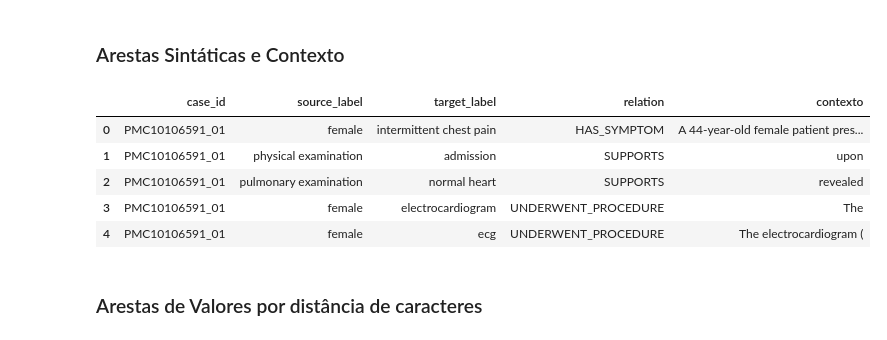
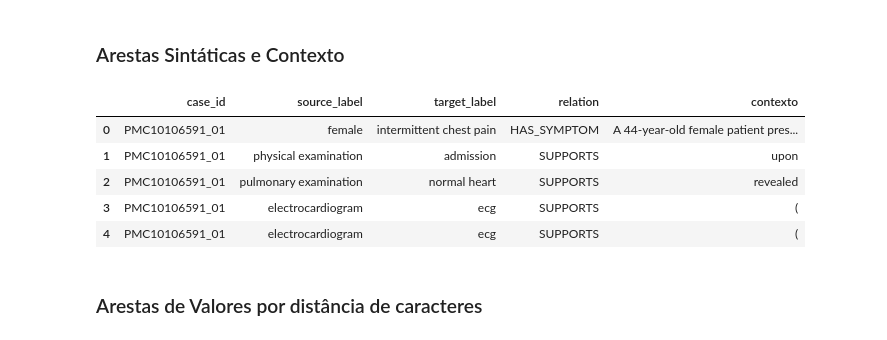
Before and after one commit to jpfrare/MC896-NLP, a Jupyter notebook: project2/pipelines/notebooks/projeto1_modificado.ipynb, the cells around one changed output. Cells and saved outputs as stored; diff of their text form; code cells hidden in the pictures.

```diff
--- a/project2/pipelines/notebooks/projeto1_modificado.ipynb
+++ b/project2/pipelines/notebooks/projeto1_modificado.ipynb
@@ -53,7 +53,7 @@ for idx, row in full_data.iterrows():
         value, unit = match.group(1), match.group(2)
         measurements.append({
             'case_id': case_id,
-            'node_type': 'ExamResult',
+            'node_type': 'VALUE',
             'label_original': match.group(0),
             'label_normalizado': f"{value} {unit}",
             'token_start': -1,
@@ -191,7 +197,7 @@ for idx, row in full_data.iterrows():
         patient_label = span.text.lower()
         extracted_entities.append({
             'case_id': case_id,
-            'node_type': 'Patient',
+            'node_type': 'PATIENT',
             'label_original': span.text,
             'label_normalizado': patient_label,
             'token_start': start, 'token_end': end,
@@ -228,11 +234,17 @@ for idx, row in full_data.iterrows():
         if clean_label in generic_standalone_words: continue
 
         # classificação baseada nas listas de palavras-chave (doenças e exames)
-        node_class = 'MedicalConcept'
-        if any(word in clean_label for word in disease_keywords):
-            node_class = 'DISEASE'
+
+        node_class = 'FINDING'
+        if any(word in clean_label for word in symptom_keywords):
+            node_class = 'SYMPTOM'
+        elif any(word in clean_label for word in diagnosis_keywords):
+            node_class = 'DIAGNOSIS'
+        elif any(word in clean_label for word in finding_keywords):
+            node_class = 'FINDING'
         elif any(word in clean_label for word in exam_keywords):
-            node_class = 'Procedure/Exam'
+            node_class = 'PROCEDURE'
+
 
         extracted_entities.append({
             'case_id': case_id,
@@ -294,12 +306,12 @@ for case_id, group in final_nodes_df.groupby('case_id'):
     text = str(full_data[full_data['case_id'] == case_id]['case_text'].values[0])
     doc = nlp(text)
 
-    patient_node = group[group['node_type'] == 'Patient']
+    patient_node = group[group['node_type'] == 'PATIENT']
     patient_label = patient_node['label_normalizado'].values[0] if not patient_node.empty else 'patient'
 
     #criação das arestas com base nos verbos e entidades extraídas
     for sent in doc.sents:
-        nodes_in_sent = [row for _, row in group.iterrows() if row['node_type'] != 'Patient' and sent.start <= row['token_start'] < sent.end]
+        nodes_in_sent = [row for _, row in group.iterrows() if row['node_type'] != 'PATIENT' and sent.start <= row['token_start'] < sent.end]
 
         for token in sent:
             if token.pos_ == "VERB":
@@ -310,8 +322,8 @@ for case_id, group in final_nodes_df.groupby('case_id'):
                         if rel in ["HAS_SYMPTOM", "UNDERWENT_PROCEDURE", "TREATED_BY"]:
                             for node in nodes_in_sent:
                                 # filtra um pouco
-                                if rel == "HAS_SYMPTOM" and node['node_type'] not in ['DISEASE']: continue
-                                if rel == "UNDERWENT_PROCEDURE" and node['node_type'] not in ['Procedure/Exam']: continue
+                                if rel == "HAS_SYMPTOM" and node['node_type'] not in ['SYMPTOM']: continue
+                                if rel == "UNDERWENT_PROCEDURE" and node['node_type'] not in ['EXAM']: continue
 
                                 inicio = min(sent.start_char, node['span_start'])
                                 fim = max(sent.start_char, node['span_start'])
@@ -321,35 +333,35 @@ for case_id, group in final_nodes_df.groupby('case_id'):
                                     'case_id': case_id,
                                     'source_label': patient_label,
                                     'target_label': node['label_normalizado'],
                                     'relation': rel,
                                     'contexto': contexto
                                 })
 
                         elif rel == "SUPPORTS" and len(nodes_in_sent) >= 2:
                             n1 = nodes_in_sent[0]
                             n2 = nodes_in_sent[1]
                             inicio = min(n1['span_end'], n2['span_end'])
                             fim = max(n1['span_start'], n2['span_start'])
                             contexto = text[inicio:fim].strip()
 
                             edges.append({
                                 'case_id': case_id,
                                 'source_label': n1['label_normalizado'],
                                 'target_label': n2['label_normalizado'],
                                 'relation': rel,
                                 'contexto': contexto
                             })
                         break
 
 edges_df = pd.DataFrame(edges)
 display(edges_df.head())
 # %% [output]
 |  | case_id | source_label | target_label | relation | contexto |
 | 0 | PMC10106591_01 | female | intermittent chest pain | HAS_SYMPTOM | A 44-year-old female patient pres... |
 | 1 | PMC10106591_01 | physical examination | admission | SUPPORTS | upon |
 | 2 | PMC10106591_01 | pulmonary examination | normal heart | SUPPORTS | revealed |
-| 3 | PMC10106591_01 | female | electrocardiogram | UNDERWENT_PROCEDURE | The |
-| 4 | PMC10106591_01 | female | ecg | UNDERWENT_PROCEDURE | The electrocardiogram ( |
+| 3 | PMC10106591_01 | electrocardiogram | ecg | SUPPORTS | ( |
+| 4 | PMC10106591_01 | electrocardiogram | ecg | SUPPORTS | ( |
 # %% [markdown]
 ### Arestas de Valores por distância de caracteres
 # %%
```
Also changed, not shown: parts of 6 cells of this notebook, 6 other files.
